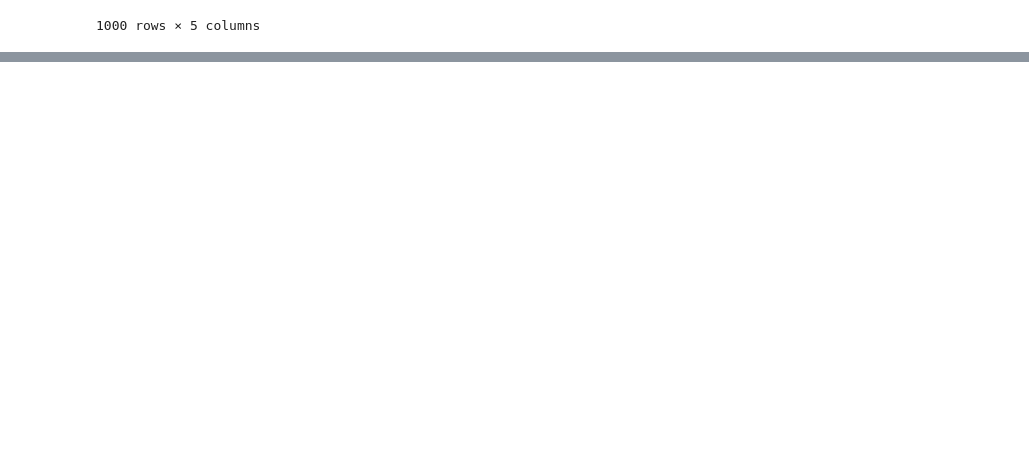
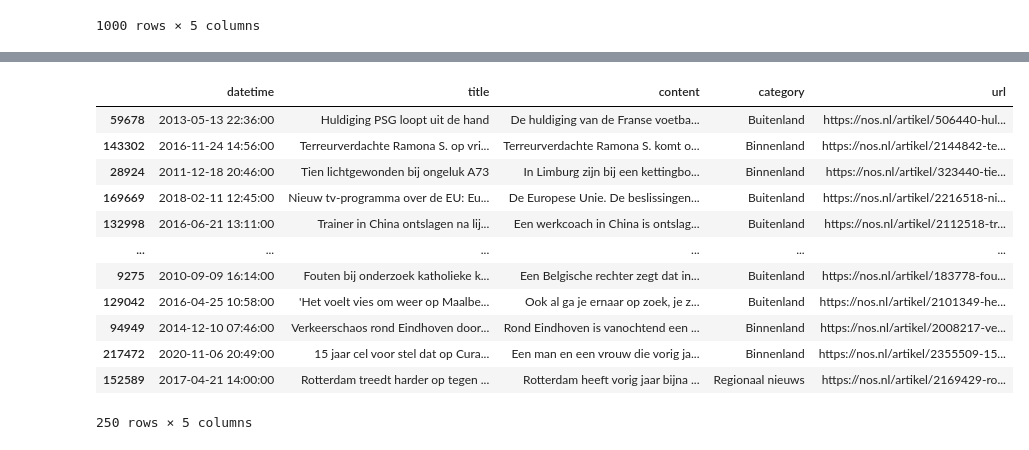
Before and after one commit to Jessay-Uni/scriptie_informatiekunde, a Jupyter notebook: dataset/selection.ipynb, the cells around one changed output, grey strips where cells are left out. Saved outputs shown, nothing was run; the diff lists cells and outputs as text; code cells hidden in the pictures; blank space fills up the shorter version.

```diff
--- a/dataset/selection.ipynb
+++ b/dataset/selection.ipynb
@@ -40,0 +90,18 @@ sample_articles_df.to_csv("dataset.csv")
+# %%
+experiment_2 = pandas.concat([sample_articles_2_df, experiment_1, experiment_1]).drop_duplicates(keep=False)
+
+experiment_2
+# %% [output]
+|  | datetime | title | content | category | url |
+| 59678 | 2013-05-13 22:36:00 | Huldiging PSG loopt uit de hand | De huldiging van de Franse voetba... | Buitenland | https://nos.nl/artikel/506440-hul... |
+| 143302 | 2016-11-24 14:56:00 | Terreurverdachte Ramona S. op vri... | Terreurverdachte Ramona S. komt o... | Binnenland | https://nos.nl/artikel/2144842-te... |
+| 28924 | 2011-12-18 20:46:00 | Tien lichtgewonden bij ongeluk A73 | In Limburg zijn bij een kettingbo... | Binnenland | https://nos.nl/artikel/323440-tie... |
+| 169669 | 2018-02-11 12:45:00 | Nieuw tv-programma over de EU: Eu... | De Europese Unie. De beslissingen... | Buitenland | https://nos.nl/artikel/2216518-ni... |
+| 132998 | 2016-06-21 13:11:00 | Trainer in China ontslagen na lij... | Een werkcoach in China is ontslag... | Buitenland | https://nos.nl/artikel/2112518-tr... |
+| ... | ... | ... | ... | ... | ... |
+| 9275 | 2010-09-09 16:14:00 | Fouten bij onderzoek katholieke k... | Een Belgische rechter zegt dat in... | Buitenland | https://nos.nl/artikel/183778-fou... |
+| 129042 | 2016-04-25 10:58:00 | 'Het voelt vies om weer op Maalbe... | Ook al ga je ernaar op zoek, je z... | Buitenland | https://nos.nl/artikel/2101349-he... |
+| 94949 | 2014-12-10 07:46:00 | Verkeerschaos rond Eindhoven door... | Rond Eindhoven is vanochtend een ... | Binnenland | https://nos.nl/artikel/2008217-ve... |
+| 217472 | 2020-11-06 20:49:00 | 15 jaar cel voor stel dat op Cura... | Een man en een vrouw die vorig ja... | Binnenland | https://nos.nl/artikel/2355509-15... |
+| 152589 | 2017-04-21 14:00:00 | Rotterdam treedt harder op tegen ... | Rotterdam heeft vorig jaar bijna ... | Regionaal nieuws | https://nos.nl/artikel/2169429-ro... |
+250 rows × 5 columns
```
Also changed, not shown: parts of 9 cells of this notebook.
